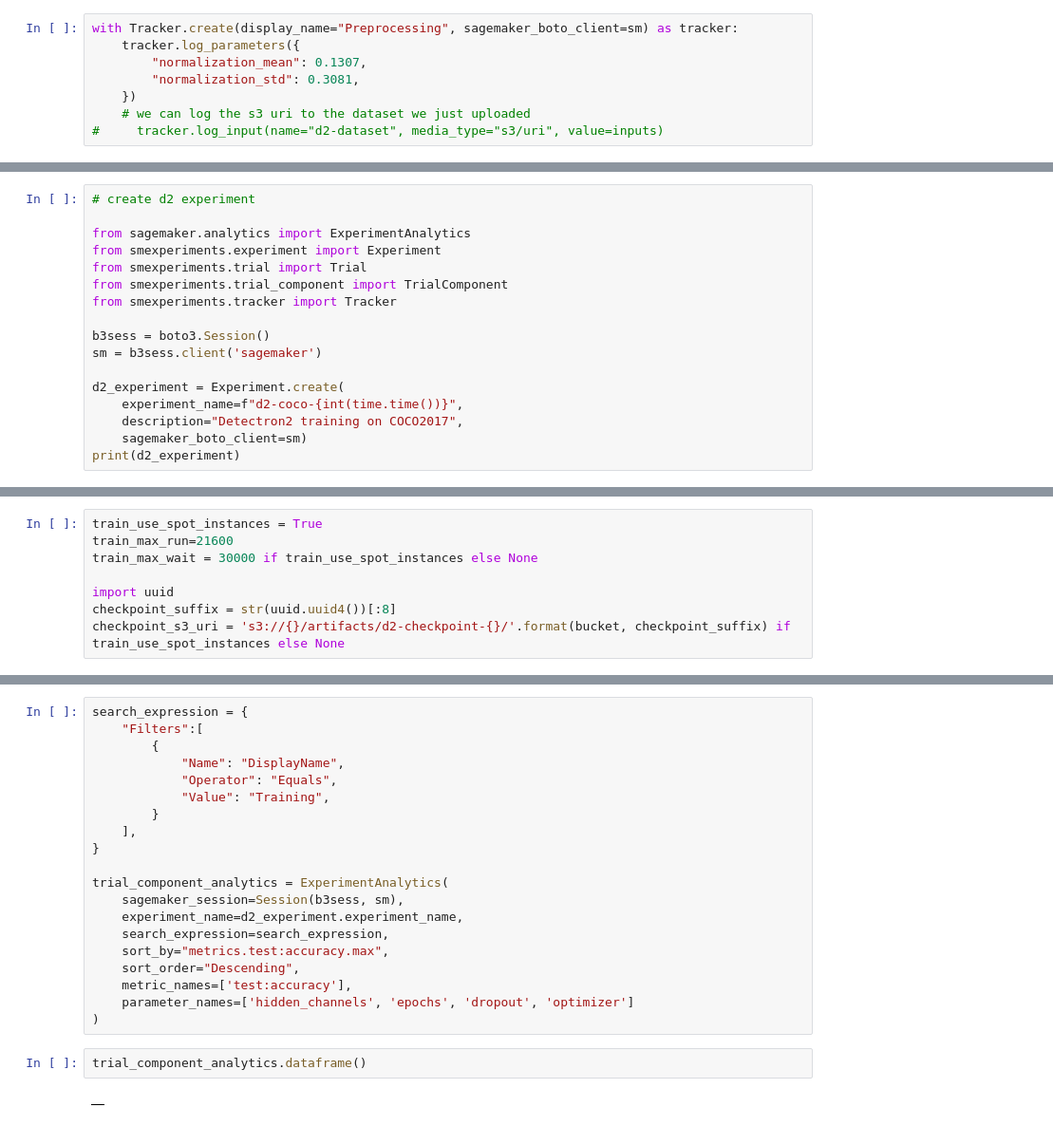
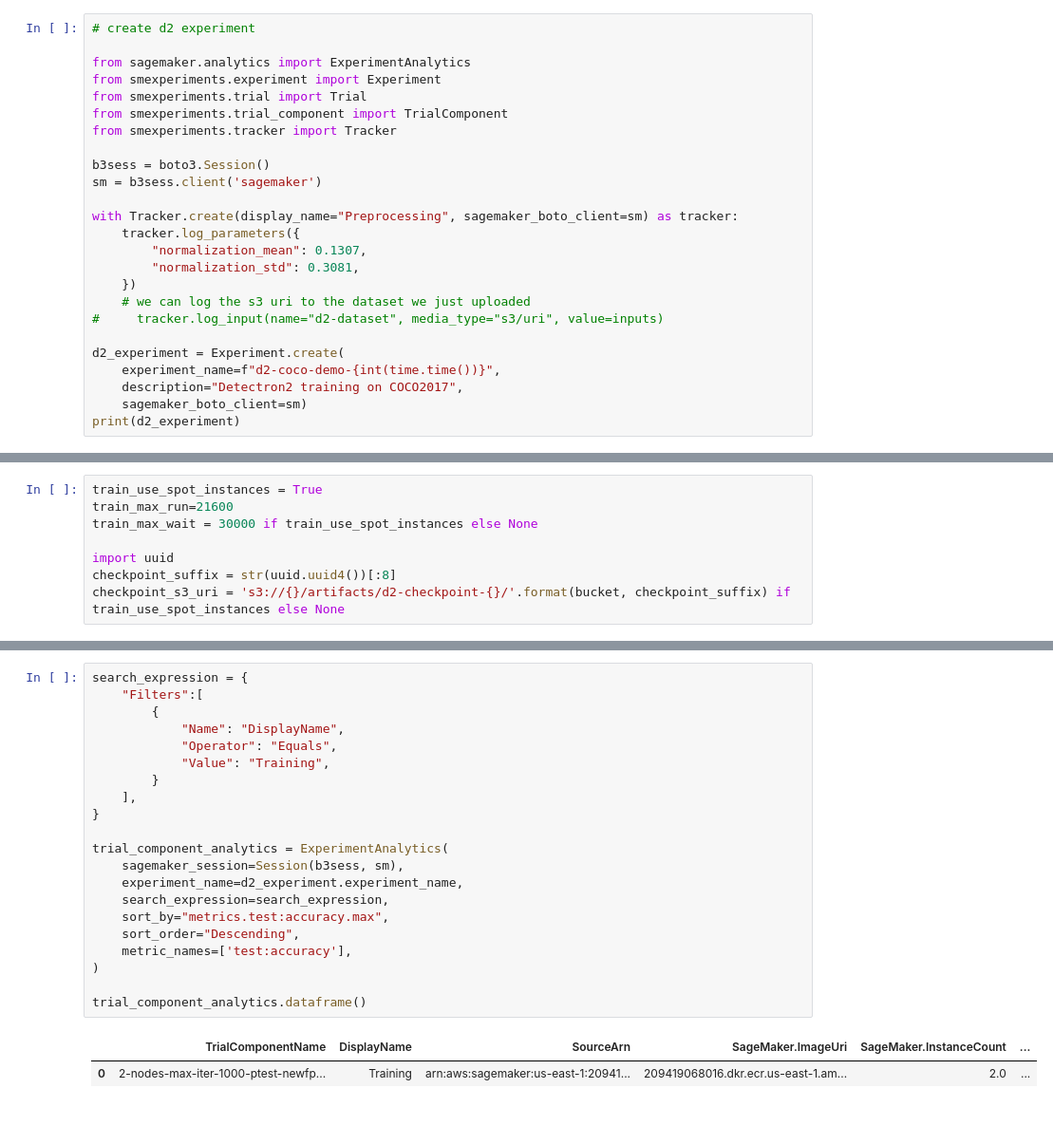
Before and after one commit to iprivit/detectron2-sagemaker, a Jupyter notebook: d2_byoc_coco2017_training.ipynb, the cells around one changed output, grey strips where cells are left out. Shown: that part at 95% size. Drawn from its saved outputs; the diff is of its cells as text.

```diff
--- a/d2_byoc_coco2017_training.ipynb
+++ b/d2_byoc_coco2017_training.ipynb
@@ -166,4 +234,15 @@ print('input spec: {}'.format(inputs))
 # %%
+# create d2 experiment
+
+from sagemaker.analytics import ExperimentAnalytics
+from smexperiments.experiment import Experiment
+from smexperiments.trial import Trial
+from smexperiments.trial_component import TrialComponent
+from smexperiments.tracker import Tracker
+
+b3sess = boto3.Session()
+sm = b3sess.client('sagemaker')
+
 with Tracker.create(display_name="Preprocessing", sagemaker_boto_client=sm) as tracker:
     tracker.log_parameters({
         "normalization_mean": 0.1307,
@@ -171,3 +250,9 @@ with Tracker.create(display_name="Preprocessing", sagemaker_boto_client=sm) as t
     })
     # we can log the s3 uri to the dataset we just uploaded
 #     tracker.log_input(name="d2-dataset", media_type="s3/uri", value=inputs)
+
+d2_experiment = Experiment.create(
+    experiment_name=f"d2-coco-demo-{int(time.time())}",
+    description="Detectron2 training on COCO2017",
+    sagemaker_boto_client=sm)
+print(d2_experiment)
@@ -174,17 +260,0 @@ with Tracker.create(display_name="Preprocessing", sagemaker_boto_client=sm) as t
-# %%
-# create d2 experiment
-
-from sagemaker.analytics import ExperimentAnalytics
-from smexperiments.experiment import Experiment
-from smexperiments.trial import Trial
-from smexperiments.trial_component import TrialComponent
-from smexperiments.tracker import Tracker
-
-b3sess = boto3.Session()
-sm = b3sess.client('sagemaker')
-
-d2_experiment = Experiment.create(
-    experiment_name=f"d2-coco-{int(time.time())}",
-    description="Detectron2 training on COCO2017",
-    sagemaker_boto_client=sm)
-print(d2_experiment)
@@ -291,24 +533,24 @@ Parameter image_name will be renamed to image_uri in SageMaker Python SDK v2.
 # %%
 search_expression = {
     "Filters":[
         {
             "Name": "DisplayName",
             "Operator": "Equals",
             "Value": "Training",
         }
     ],
 }
 
 trial_component_analytics = ExperimentAnalytics(
     sagemaker_session=Session(b3sess, sm),
     experiment_name=d2_experiment.experiment_name,
     search_expression=search_expression,
     sort_by="metrics.test:accuracy.max",
     sort_order="Descending",
     metric_names=['test:accuracy'],
-    parameter_names=['hidden_channels', 'epochs', 'dropout', 'optimizer']
 )
+
+trial_component_analytics.dataframe()
+# %% [output]
+|  | TrialComponentName | DisplayName | SourceArn | SageMaker.ImageUri | SageMaker.InstanceCount | ... |
+| 0 | 2-nodes-max-iter-1000-ptest-newfp... | Training | arn:aws:sagemaker:us-east-1:20941... | 209419068016.dkr.ecr.us-east-1.am... | 2.0 | ... |
-# %%
-trial_component_analytics.dataframe()
-# %% [output]
-|  |
```
Also changed, not shown: parts of 52 cells of this notebook, 4 other files.
